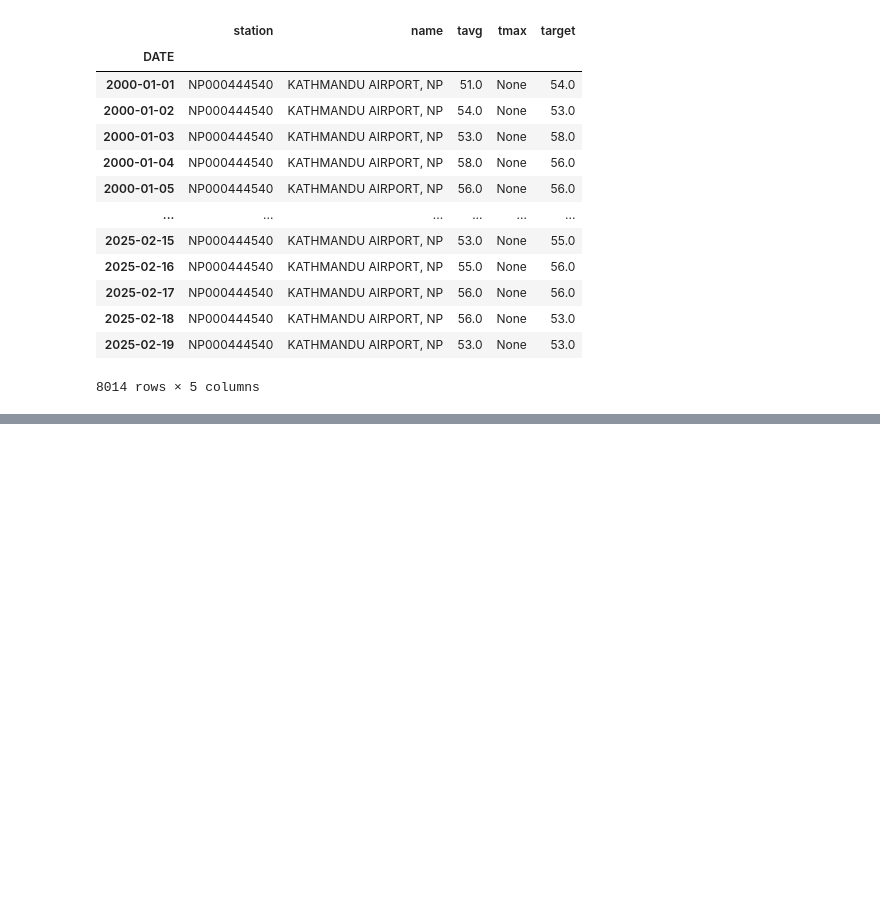
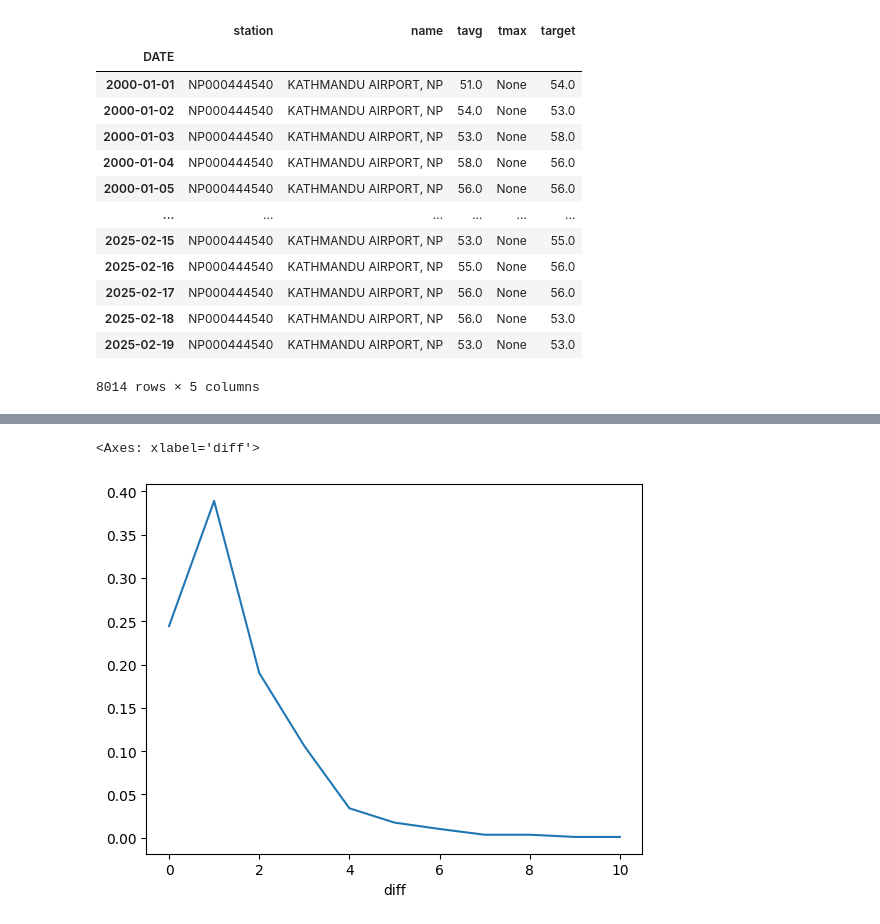
Before and after one commit to SAUGATBARUWAL/weatherpredict, a Jupyter notebook: weatherpredict/predict.ipynb, the cells around one changed output, grey strips where cells are left out. Saved outputs shown, nothing was run; the diff lists cells and outputs as text; code cells hidden in the pictures; blank space fills up the shorter version.

```diff
--- a/weatherpredict/predict.ipynb
+++ b/weatherpredict/predict.ipynb
@@ -209,0 +204,29 @@ ValueError: Columns must be same length as key
+# %%
+def pct_diff(old, new):
+    return (new - old) / old
+
+def compute_rolling(weather, horizon, col):
+    label = f"rolling_{horizon}_{col}"
+    weather[label] = weather[col].rolling(horizon).mean()
+    weather[f"{label}_pct"] = pct_diff(weather[label], weather[col])
+    return weather
+
+rolling_horizons = [3, 14]
+for horizon in rolling_horizons:
+    for col in ["tmax", "tmin", "prcp"]:
+        if col in weather.columns:
+            weather = compute_rolling(weather, horizon, col)
+# %%
+def expand_mean(df):
+    return df.expanding(1).mean()
+
+for col in ["tmax", "tmin", "prcp"]:
+    if col in weather.columns:
+        weather[f"month_avg_{col}"] = weather[col].groupby(weather.index.month, group_keys=False).apply(expand_mean)
+        weather[f"day_avg_{col}"] = weather[col].groupby(weather.index.day_of_year, group_keys=False).apply(expand_mean)
+# %%
+weather = weather.iloc[14:,:]
+weather = weather.fillna(0)
+predictors = weather.columns[~weather.columns.isin(["target", "name", "station"])]
+predictions = backtest(weather, rr, predictors)
+mean_absolute_error(predictions["actual"], predictions["prediction"])
@@ -209,0 +272,5 @@ ValueError: Columns must be same length as key
+# %%
+(predictions["diff"].round().value_counts().sort_index() / predictions.shape[0]).plot()
+# %% [output]
+<Axes: xlabel='diff'>
+[figure, added]
```
Also changed, not shown: parts of 9 cells of this notebook.
